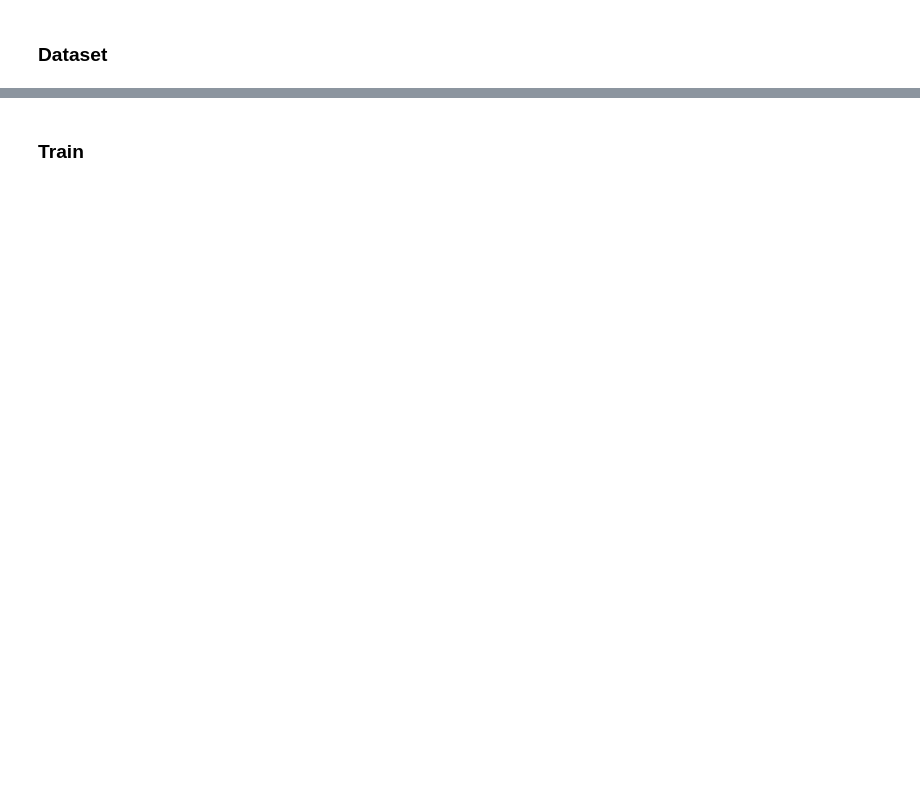
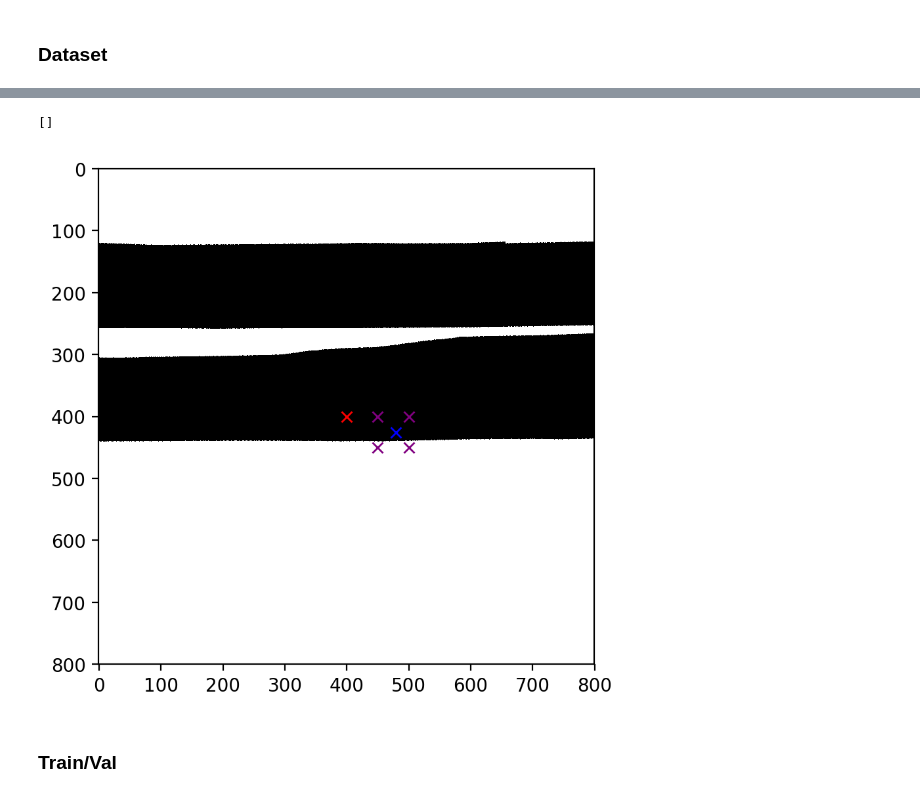
Before and after one commit to vwrj/Self-Driving, a Jupyter notebook: super_simple_model.ipynb, the cells around one changed output, grey strips where cells are left out. Saved outputs shown, nothing was run; the diff lists cells and outputs as text; code cells hidden in the pictures; blank space fills up the shorter version.

```diff
--- a/super_simple_model.ipynb
+++ b/super_simple_model.ipynb
@@ -127,3 +188,16 @@ torch.Size([2, 512])
+# %%
+fig, ax = plt.subplots()
+ax.imshow(road_img[idx], cmap ='binary');
+ax.plot(400, 400, 'x', color="red")
+ax.plot(target[idx][1], target[idx][2], 'x', color="blue")
+class_box = reverse_class_dict[int(target[idx][0].item())]
+box_xs = [class_box[0], class_box[0], class_box[0]+50, class_box[0]+50]
+box_ys = [class_box[1], class_box[1]+50, class_box[1], class_box[1]+50]
+ax.plot(box_xs, box_ys, 'x', color="purple")
+ax.plot()
+# %% [output]
+[]
+[figure, added]
 # %%
 device = torch.device("cuda" if torch.cuda.is_available() else "cpu")
 
@@ -146,4 +223,4 @@ class SimpleModel(nn.Module):
 
 model = SimpleModel().to(device)
 # %% [markdown]
-### Train
+### Train/Val
```
Also changed, not shown: parts of 35 cells of this notebook.
